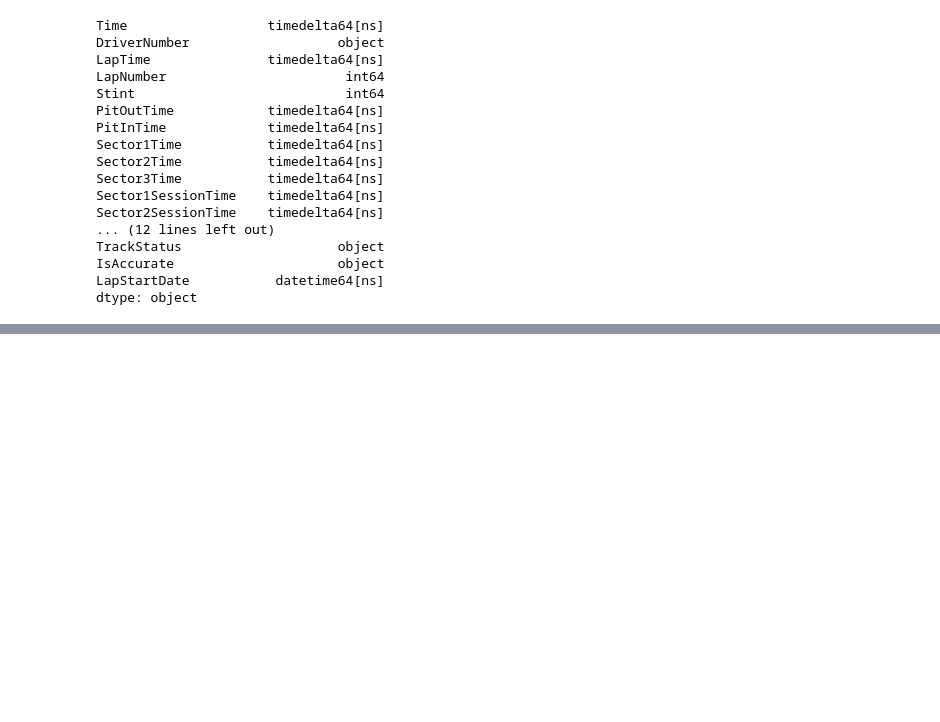
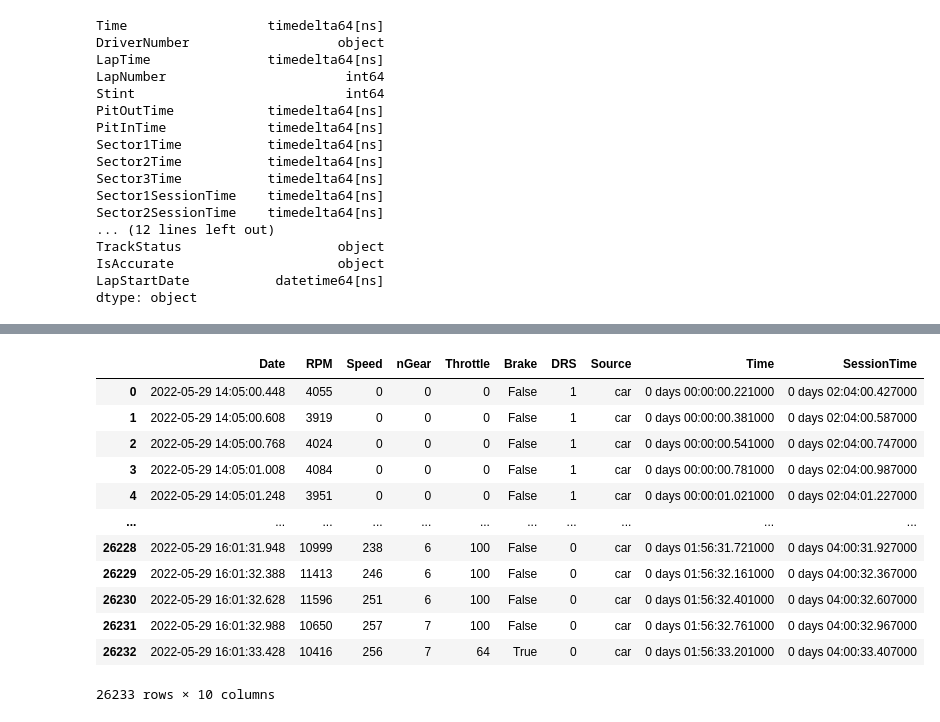
Before and after one commit to dhupee/Fastf1-head2head, a Jupyter notebook: fastf1-monaco-v-hungaroring.ipynb, the cells around one changed output, grey strips where cells are left out. Cells and saved outputs as stored; diff of their text form; code cells hidden in the pictures; blank space fills up the shorter version.

```diff
--- a/fastf1-monaco-v-hungaroring.ipynb
+++ b/fastf1-monaco-v-hungaroring.ipynb
@@ -99,3 +144,19 @@ dtype: object
+# %%
+mon_lec_car
+# %% [output]
+|  | Date | RPM | Speed | nGear | Throttle | Brake | DRS | Source | Time | SessionTime |
+| 0 | 2022-05-29 14:05:00.448 | 4055 | 0 | 0 | 0 | False | 1 | car | 0 days 00:00:00.221000 | 0 days 02:04:00.427000 |
+| 1 | 2022-05-29 14:05:00.608 | 3919 | 0 | 0 | 0 | False | 1 | car | 0 days 00:00:00.381000 | 0 days 02:04:00.587000 |
+| 2 | 2022-05-29 14:05:00.768 | 4024 | 0 | 0 | 0 | False | 1 | car | 0 days 00:00:00.541000 | 0 days 02:04:00.747000 |
+| 3 | 2022-05-29 14:05:01.008 | 4084 | 0 | 0 | 0 | False | 1 | car | 0 days 00:00:00.781000 | 0 days 02:04:00.987000 |
+| 4 | 2022-05-29 14:05:01.248 | 3951 | 0 | 0 | 0 | False | 1 | car | 0 days 00:00:01.021000 | 0 days 02:04:01.227000 |
+| ... | ... | ... | ... | ... | ... | ... | ... | ... | ... | ... |
+| 26228 | 2022-05-29 16:01:31.948 | 10999 | 238 | 6 | 100 | False | 0 | car | 0 days 01:56:31.721000 | 0 days 04:00:31.927000 |
+| 26229 | 2022-05-29 16:01:32.388 | 11413 | 246 | 6 | 100 | False | 0 | car | 0 days 01:56:32.161000 | 0 days 04:00:32.367000 |
+| 26230 | 2022-05-29 16:01:32.628 | 11596 | 251 | 6 | 100 | False | 0 | car | 0 days 01:56:32.401000 | 0 days 04:00:32.607000 |
+| 26231 | 2022-05-29 16:01:32.988 | 10650 | 257 | 7 | 100 | False | 0 | car | 0 days 01:56:32.761000 | 0 days 04:00:32.967000 |
+| 26232 | 2022-05-29 16:01:33.428 | 10416 | 256 | 7 | 64 | True | 0 | car | 0 days 01:56:33.201000 | 0 days 04:00:33.407000 |
+26233 rows × 10 columns
 # %%
 def clean_df(df):
     '''Cleaning unneeded dataframe from the function
```
Also changed, not shown: parts of 8 cells of this notebook.
